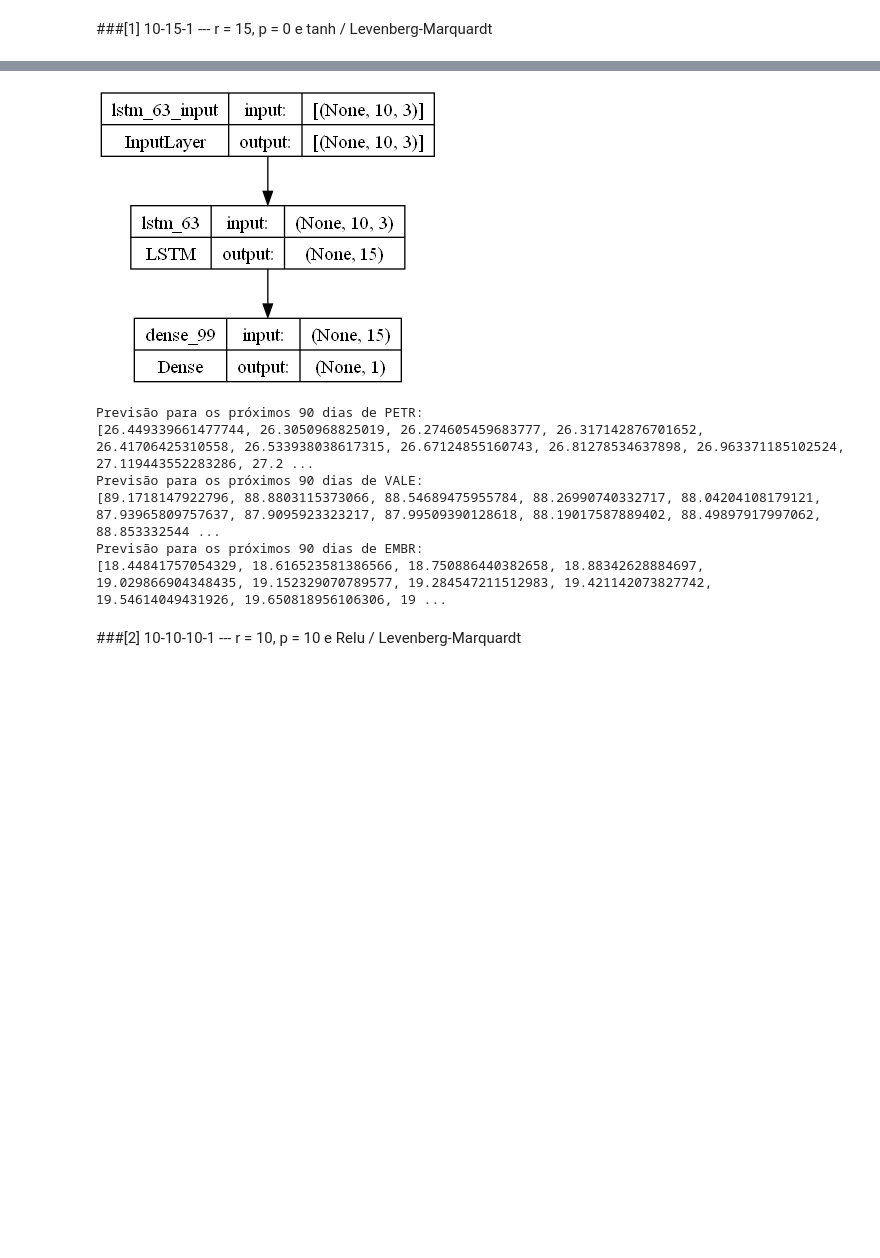
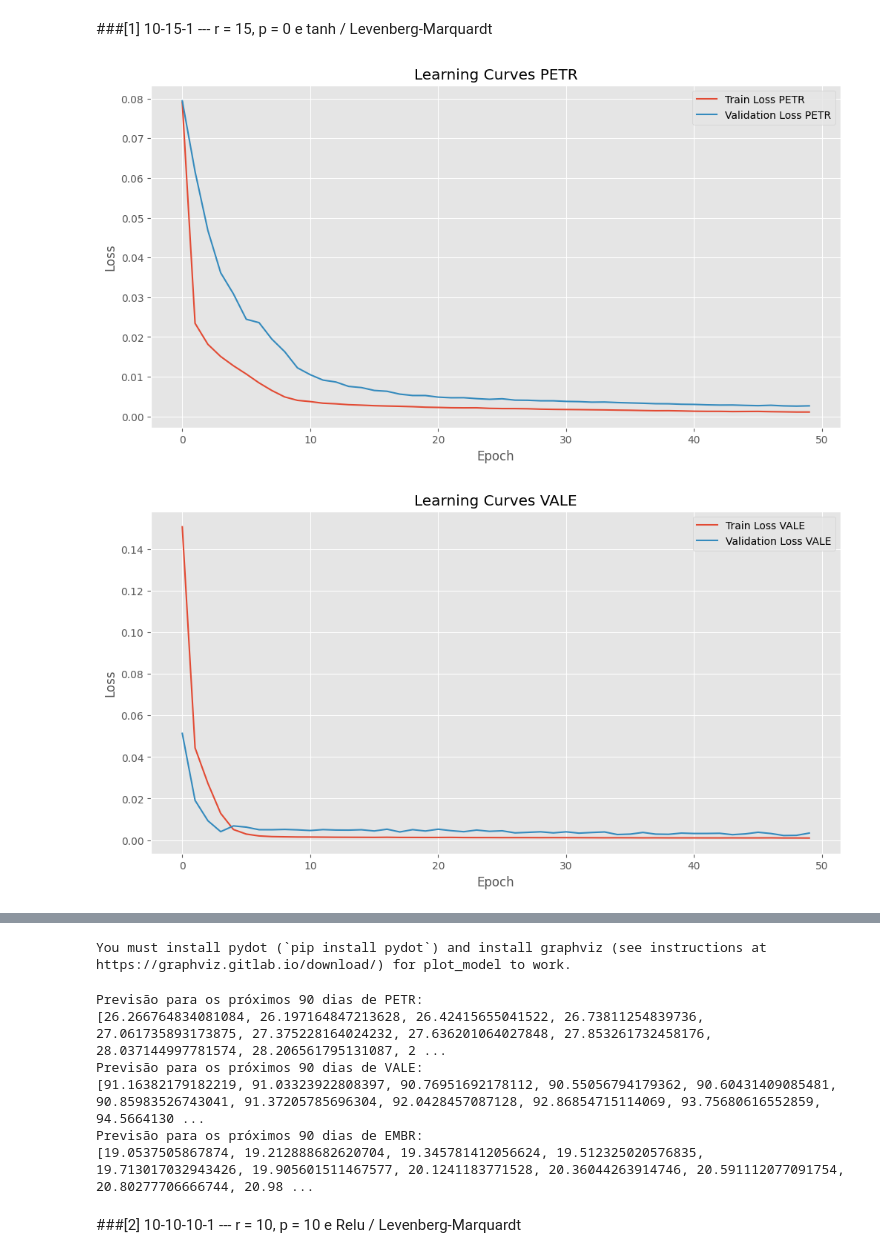
Before and after one commit to victor-bastos/CT221-DeepClassicalNeuralNetwork, a Jupyter notebook: Lab1_CT221.ipynb, the cells around one changed output, grey strips where cells are left out. Cells and saved outputs as stored; diff of their text form; code cells hidden in the pictures; blank space fills up the shorter version.

Commit message:
plots

```diff
--- a/Lab1_CT221.ipynb
+++ b/Lab1_CT221.ipynb
@@ -164,23 +162,21 @@ def create_narmax_model(r, p, sequence_length, num_features):
     model.compile(optimizer='adam', loss='mse')
     return model
 
-# Função para treinar um modelo NARMAX
-def train_narmax_model(model, X_train, y_train, X_test, y_test, num_epochs=50):
-    model.fit(X_train, y_train, epochs=num_epochs, batch_size=32, validation_data=(X_test, y_test))
+# Função para treinar um modelo NARMAX e plotar as learning curves
+def train_narmax_model_with_learning_curves(model, X_train, y_train, X_test, y_test, num_epochs=50, label=''):
+    history = model.fit(X_train, y_train, epochs=num_epochs, batch_size=32, validation_data=(X_test, y_test), verbose=0)
 
-# Função para fazer previsões
-def make_predictions(model, last_10_days, num_predictions):
-    predicted_data = []
-    for _ in range(num_predictions):
-        prediction_petr = model[0].predict(np.array([last_10_days]))[0][0]
-        prediction_embr = model[2].predict(np.array([last_10_days]))[0][0]
-        prediction_vale = model[1].predict(np.array([last_10_days]))[0][0]
-        prediction = [prediction_petr, prediction_embr, prediction_vale]
-        predicted_data.append(prediction)
-        last_10_days = np.concatenate((last_10_days[1:], [prediction]), axis=0)
-    return predicted_data
+    # Plotar as learning curves
+    plt.figure(figsize=(12, 6))
+    plt.plot(history.history['loss'], label='Train Loss ' + label)
+    plt.plot(history.history['val_loss'], label='Validation Loss ' + label)
+    plt.title('Learning Curves ' + label)
+    plt.xlabel('Epoch')
+    plt.ylabel('Loss')
+    plt.legend()
+    plt.show()
 
-# Combine os dados de fechamento em um único array
+# Combine os dados de fechamento em um único array (substitua pelas suas próprias variáveis)
 combined_data_1 = np.column_stack((petr_close, vale_close, embr_close))
 
 # Normalização dos dados
@@ -196,34 +192,36 @@ test_data_1 = normalized_data_1[train_size_1:]
 sequence_length_1 = 10
 
 # Crie amostras NARMAX para treinamento e teste
 X_train_1, y_train_1 = create_narmax_samples(train_data_1, sequence_length_1)
 X_test_1, y_test_1 = create_narmax_samples(test_data_1, sequence_length_1)
 
-# Crie e treine os modelos NARMAX para PETR, VALE e EMBR
+# Crie e treine os modelos NARMAX para PETR, VALE e EMBR com learning curves
 model_petr_1 = create_narmax_model(r_1, p_1, sequence_length_1, normalized_data_1.shape[1])
-train_narmax_model(model_petr_1, X_train_1, y_train_1[:, 0], X_test_1, y_test_1[:, 0])
+train_narmax_model_with_learning_curves(model_petr_1, X_train_1, y_train_1[:, 0], X_test_1, y_test_1[:, 0], label='PETR')
 
 model_vale_1 = create_narmax_model(r_1, p_1, sequence_length_1, normalized_data_1.shape[1])
-train_narmax_model(model_vale_1, X_train_1, y_train_1[:, 1], X_test_1, y_test_1[:, 1])
+train_narmax_model_with_learning_curves(model_vale_1, X_train_1, y_train_1[:, 1], X_test_1, y_test_1[:, 1], label='VALE')
 
 model_embr_1 = create_narmax_model(r_1, p_1, sequence_length_1, normalized_data_1.shape[1])
-train_narmax_model(model_embr_1, X_train_1, y_train_1[:, 2], X_test_1, y_test_1[:, 2])
+train_narmax_model_with_learning_curves(model_embr_1, X_train_1, y_train_1[:, 2], X_test_1, y_test_1[:, 2], label='EMBR')
 
 # Previsão dos próximos 90 dias para PETR, VALE e EMBR
 last_10_days_1 = normalized_data_1[-sequence_length_1:, :]
 
 predicted_1 = make_predictions([model_petr_1,
                               model_vale_1,
                               model_embr_1],
                               last_10_days_1, 90)
 
 # Imprima as previsões
 petr_predictions_1 = []
 embr_predictions_1 = []
 vale_predictions_1 = []
 
 for i in predicted_1:
     petr_predictions_1.append(i[0] * (np.max(petr_close) - np.min(petr_close)) + np.min(petr_close))
     embr_predictions_1.append(i[2] * (np.max(embr_close) - np.min(embr_close)) + np.min(embr_close))
     vale_predictions_1.append(i[1] * (np.max(vale_close) - np.min(vale_close)) + np.min(vale_close))
 # %% [output]
+[figure, added]
+[figure, added]
@@ -247,7 +246,7 @@ Epoch 6/50
 # %%
 plot_model(model_petr_1, to_file='model_plot.png', show_shapes=True, show_layer_names=True)
 # %% [output]
-[figure, removed]
+You must install pydot (`pip install pydot`) and install graphviz (see instructions at https://graphviz.gitlab.io/download/) for plot_model to work.
 # %%
 print("Previsão para os próximos 90 dias de PETR:")
 print(petr_predictions_1)
@@ -259,11 +258,11 @@ print("Previsão para os próximos 90 dias de EMBR:")
 print(embr_predictions_1)
 # %% [output]
 Previsão para os próximos 90 dias de PETR:
-[26.449339661477744, 26.3050968825019, 26.274605459683777, 26.317142876701652, 26.41706425310558, 26.533938038617315, 26.67124855160743, 26.81278534637898, 26.963371185102524, 27.119443552283286, 27.2 ...
+[26.266764834081084, 26.197164847213628, 26.42415655041522, 26.73811254839736, 27.061735893173875, 27.375228164024232, 27.636201064027848, 27.853261732458176, 28.037144997781574, 28.206561795131087, 2 ...
 Previsão para os próximos 90 dias de VALE:
-[89.1718147922796, 88.8803115373066, 88.54689475955784, 88.26990740332717, 88.04204108179121, 87.93965809757637, 87.9095923323217, 87.99509390128618, 88.19017587889402, 88.49897917997062, 88.853332544 ...
+[91.16382179182219, 91.03323922808397, 90.76951692178112, 90.55056794179362, 90.60431409085481, 90.85983526743041, 91.37205785696304, 92.0428457087128, 92.86854715114069, 93.75680616552859, 94.5664130 ...
 Previsão para os próximos 90 dias de EMBR:
-[18.44841757054329, 18.616523581386566, 18.750886440382658, 18.88342628884697, 19.029866904348435, 19.152329070789577, 19.284547211512983, 19.421142073827742, 19.54614049431926, 19.650818956106306, 19 ...
+[19.0537505867874, 19.212888682620704, 19.345781412056624, 19.512325020576835, 19.713017032943426, 19.905601511467577, 20.1241183771528, 20.36044263914746, 20.591112077091754, 20.80277706666744, 20.98 ...
 # %% [markdown]
 <a name='ana'></a>
 ###[2] 10-10-10-1 --- r = 10, p = 10 e Relu / Levenberg-Marquardt
```
Also changed, not shown: parts of 19 cells of this notebook.
